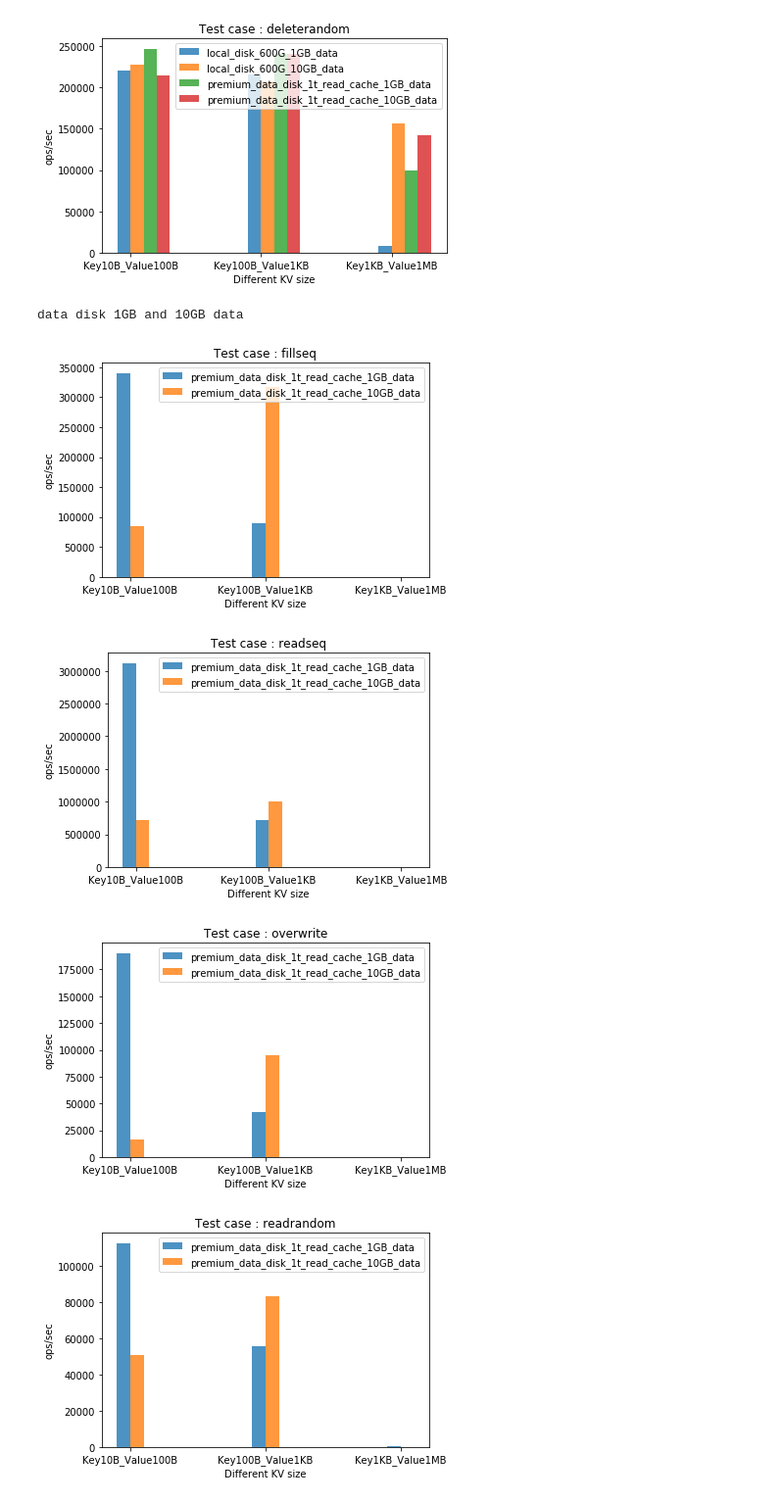
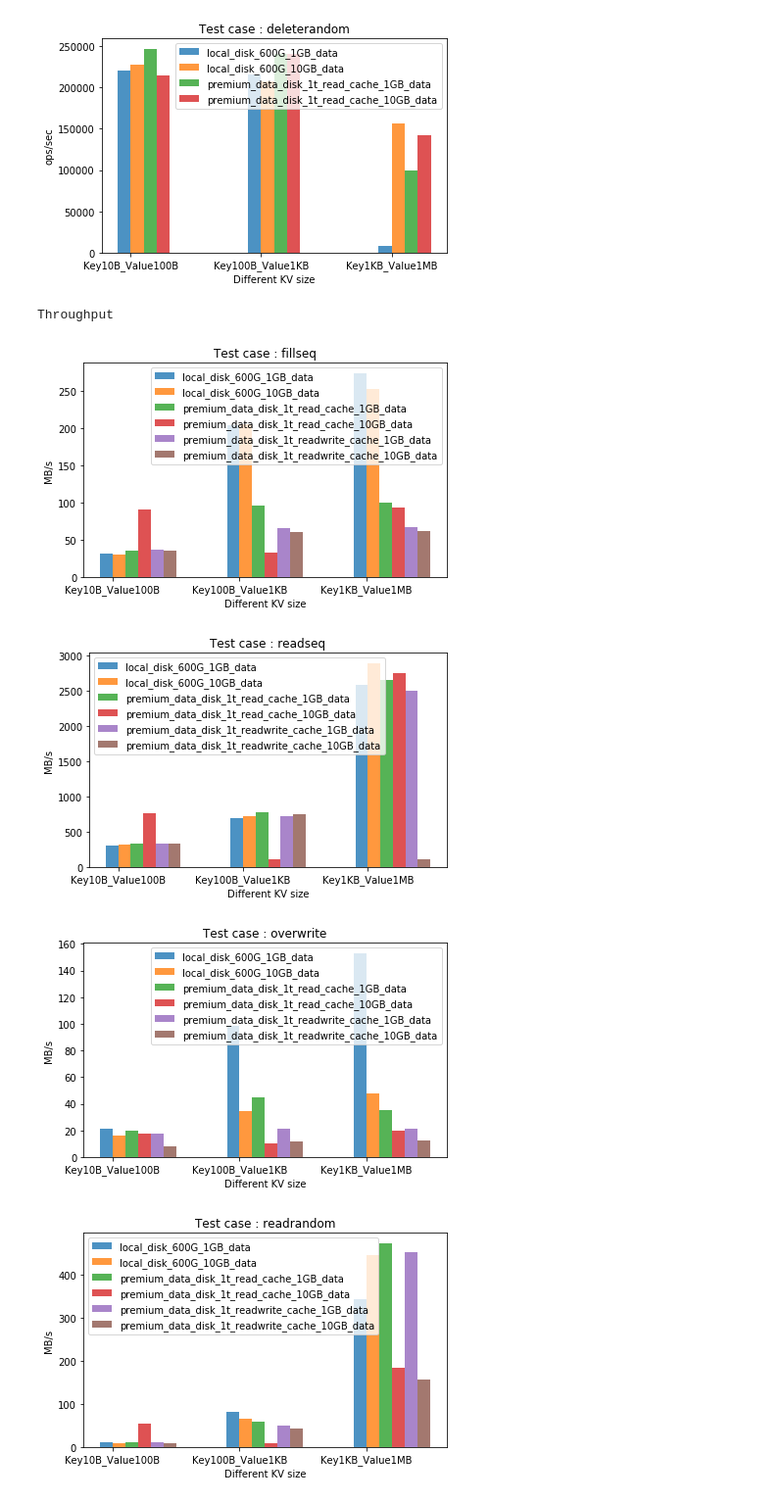
Before and after one commit to xiefan46/samza-azure-storage, a Jupyter notebook: milestone2/python/milestone2-tests.ipynb, the cells around one changed output. Shown at 98% size. Saved outputs shown, nothing was run; the diff lists cells and outputs as text; code cells hidden in the pictures.

Commit message:
throughput

```diff
--- a/milestone2/python/milestone2-tests.ipynb
+++ b/milestone2/python/milestone2-tests.ipynb
@@ -25,6 +25,7 @@ LOG_RES_MICORS_OP = "micros/op"
 LOG_RES_OPS_SEC = "ops/sec"
 LOG_RES_RES_LINE = "Result Line"
 LOG_RES_DELAY_LINE = "Delay Line"
+LOG_RES_THROUGHPUT = "MB/s"
 
 #test case config
 CONFIG_KEY_SIZE = "KeySize"
@@ -94,7 +95,7 @@ class LogParser():
         d = self.extract_float(self.base_res_line)
         #print(self.base_res_line)
         #print(d)
-        return self.convert_to_dict([LOG_RES_MICORS_OP, LOG_RES_OPS_SEC], d)
+        return self.convert_to_dict([LOG_RES_MICORS_OP, LOG_RES_OPS_SEC, LOG_RES_THROUGHPUT], d)
 
     def get_percentiles(self):
         return self.convert_to_dict([LOG_RES_P50, LOG_RES_P75, LOG_RES_P99, LOG_RES_P999, LOG_RES_P9999],
@@ -522,7 +523,7 @@ def get_disk_type_names_and_paths(path_prefix, disk_types , data_sizes_names, kv
             disk_results_paths.append(paths)
     return disk_type_names, disk_results_paths
 # %%
-path_prefix = "/home/fxie/samza-azure-storage/milestone2/rocks_db_benchmark_results"
+path_prefix = "/Users/fxie/Desktop/intern_project/samza-azure-storage/milestone2/rocks_db_benchmark_results"
 def print_all(path_prefix, disk_types, data_sizes_names, kv_names, test_cases_names, y_label):
     #path_prefix = "/home/fxie/samza-azure-storage/milestone2/rocks_db_benchmark_results"
     #disk_types = ["local_disk_600G", "premium_data_disk_1t_read_cache", "premium_data_disk_1t_readwrite_cache"]
@@ -579,16 +580,16 @@ Local disk vs data disk with read cache
 [figure]
 [figure]
 # %%
-print("data disk 1GB and 10GB data")
+print("Throughput")
 print_all(path_prefix = path_prefix,
-          disk_types = ["premium_data_disk_1t_read_cache"],
+          disk_types = ["local_disk_600G", "premium_data_disk_1t_read_cache", "premium_data_disk_1t_readwrite_cache"],
          data_sizes_names = ["1GB_data", "10GB_data"],
          kv_names = ["Key10B_Value100B", "Key100B_Value1KB", "Key1KB_Value1MB"],
-         test_cases_names = ["fillseq", "readseq", "overwrite", "readrandom", "deleterandom"],
-         y_label = LOG_RES_OPS_SEC)
+         test_cases_names = ["fillseq", "readseq", "overwrite", "readrandom"],
+         y_label = LOG_RES_THROUGHPUT)
 # %% [output]
-data disk 1GB and 10GB data
+Throughput
-[figure, old version]
+[figure, new version]
-[figure, old version]
+[figure, new version]
-[figure, old version]
+[figure, new version]
-[figure, old version]
+[figure, new version]
```
Also changed, not shown: parts of 3 cells of this notebook.
